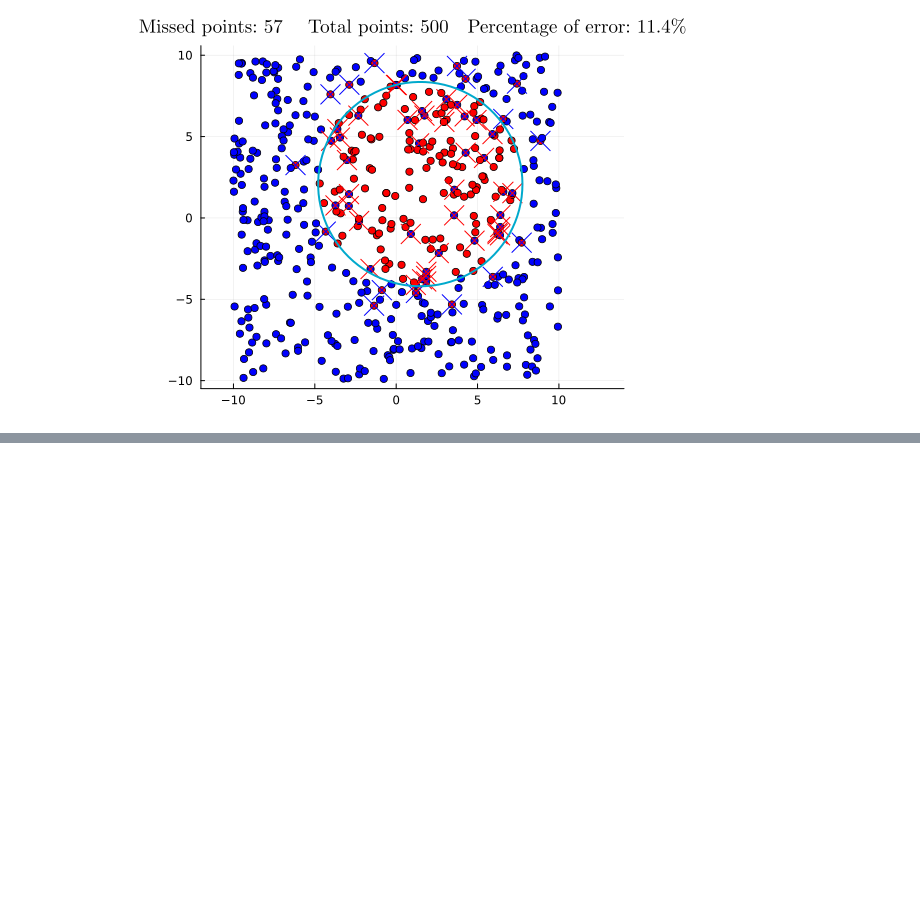
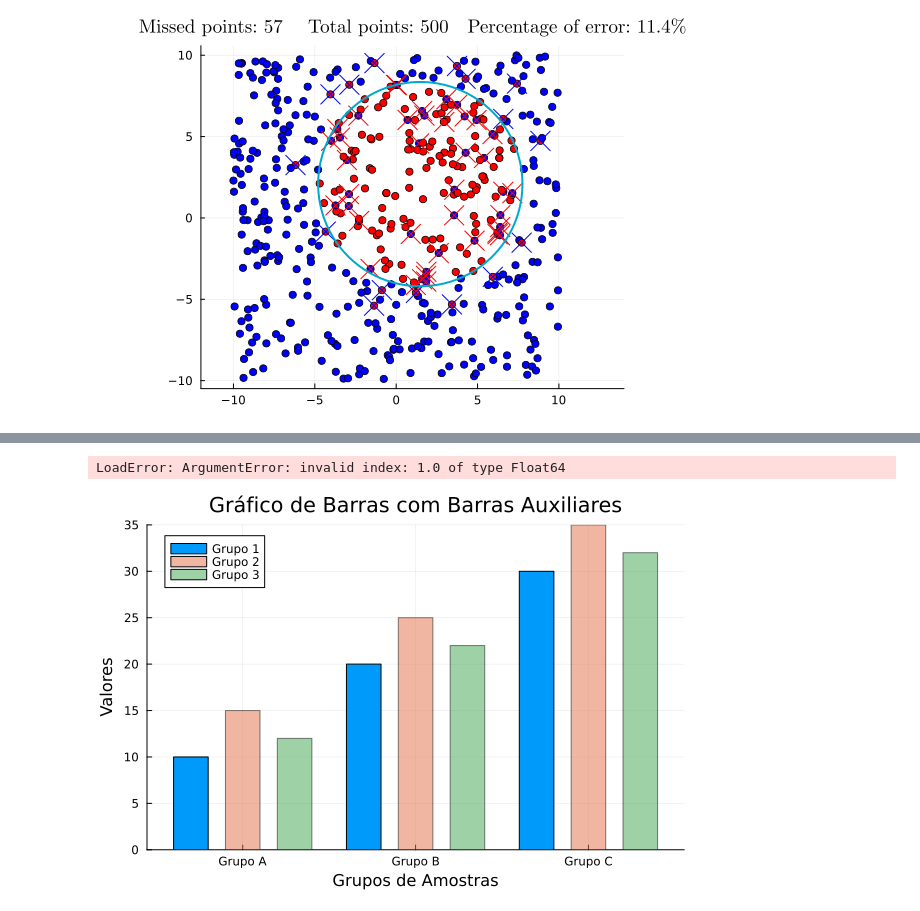
Before and after one commit to gabriel-marchetti/personal, a Jupyter notebook: aula_unicamp/2023_2s/MS903/projects/Projeto-Computacional/Circulo_Separador.ipynb, the cells around one changed output, grey strips where cells are left out. Cells and saved outputs as stored; diff of their text form; code cells hidden in the pictures; blank space fills up the shorter version.

```diff
--- a/aula_unicamp/2023_2s/MS903/projects/Projeto-Computacional/Circulo_Separador.ipynb
+++ b/aula_unicamp/2023_2s/MS903/projects/Projeto-Computacional/Circulo_Separador.ipynb
@@ -367,0 +493,40 @@ plt    = plot!(x_circle, y_circle,linewidth=2, aspect_ratio = 1, legend = false,
+# %%
+desvendando_k()
+# %% [output]
+LoadError: ArgumentError: invalid index: 1.0 of type Float64
+# %%
+using Plots
+
+# Dados de exemplo (três grupos de amostras)
+groups = ["Grupo A", "Grupo B", "Grupo C"]
+data_group1 = [10, 20, 30]
+data_group2 = [15, 25, 35]
+data_group3 = [12, 22, 32]
+
+# Largura das barras e espaçamento entre os grupos
+bar_width = 0.2
+spacing = 0.1
+
+# Calcular a posição das barras para cada grupo
+x = 1:length(groups)
+x_group1 = x .- bar_width .- spacing
+x_group2 = x
+x_group3 = x .+ bar_width .+ spacing
+
+# Criar o gráfico de barras para o primeiro grupo
+plt = bar(x_group1, data_group1, label="Grupo 1", bar_width=bar_width)
+
+# Adicionar barras auxiliares para os outros grupos
+bar!(x_group2, data_group2, label="Grupo 2", bar_width=bar_width, alpha=0.5)
+bar!(x_group3, data_group3, label="Grupo 3", bar_width=bar_width, alpha=0.5)
+
+# Personalizar o gráfico
+xlabel!("Grupos de Amostras")
+ylabel!("Valores")
+title!("Gráfico de Barras com Barras Auxiliares")
+xticks!(x, groups)
+
+# Exibir o gráfico
+display(plt)
+# %% [output]
+[figure, added]
```
Also changed, not shown: parts of 14 cells of this notebook.
